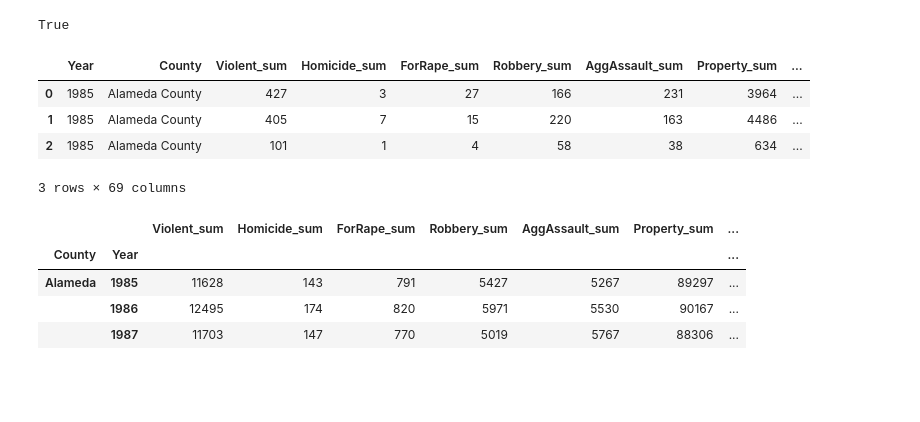
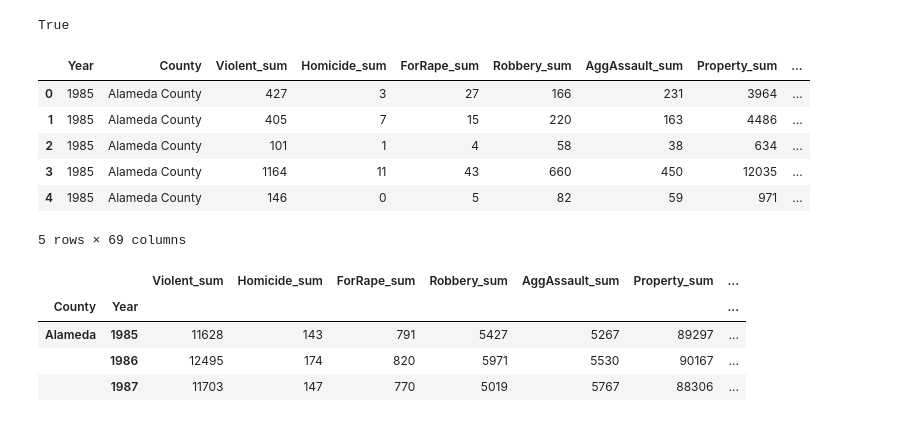
Before and after one commit to git-loa/CrimePatternsProject, a Jupyter notebook: data-exploration/data_engineering.ipynb, the cells around one changed output. Drawn from its saved outputs; the diff is of its cells as text; code cells hidden in the pictures; blank space fills up the shorter version.

```diff
--- a/data-exploration/data_engineering.ipynb
+++ b/data-exploration/data_engineering.ipynb
@@ -73,12 +62,14 @@ True
 # %%
 # Remove the column
 cca_df = cca_df.drop(["NCICCode"], axis=1)
-cca_df.head(3)
+cca_df.head()
 # %% [output]
 |  | Year | County | Violent_sum | Homicide_sum | ForRape_sum | Robbery_sum | AggAssault_sum | Property_sum | ... |
 | 0 | 1985 | Alameda County | 427 | 3 | 27 | 166 | 231 | 3964 | ... |
 | 1 | 1985 | Alameda County | 405 | 7 | 15 | 220 | 163 | 4486 | ... |
 | 2 | 1985 | Alameda County | 101 | 1 | 4 | 58 | 38 | 634 | ... |
+| 3 | 1985 | Alameda County | 1164 | 11 | 43 | 660 | 450 | 12035 | ... |
+| 4 | 1985 | Alameda County | 146 | 0 | 5 | 82 | 59 | 971 | ... |
-3 rows × 69 columns
+5 rows × 69 columns
 # %%
 # Custom function to remove County from the values in the column County
```
Also changed, not shown: parts of 150 cells of this notebook, 24 other files.
